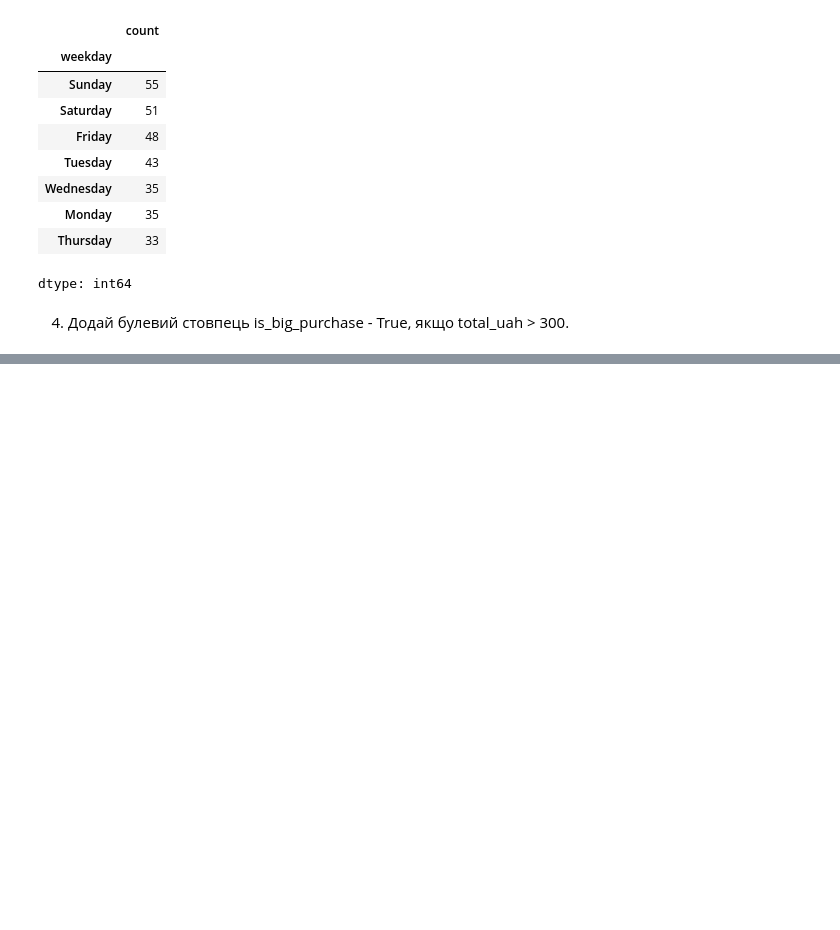
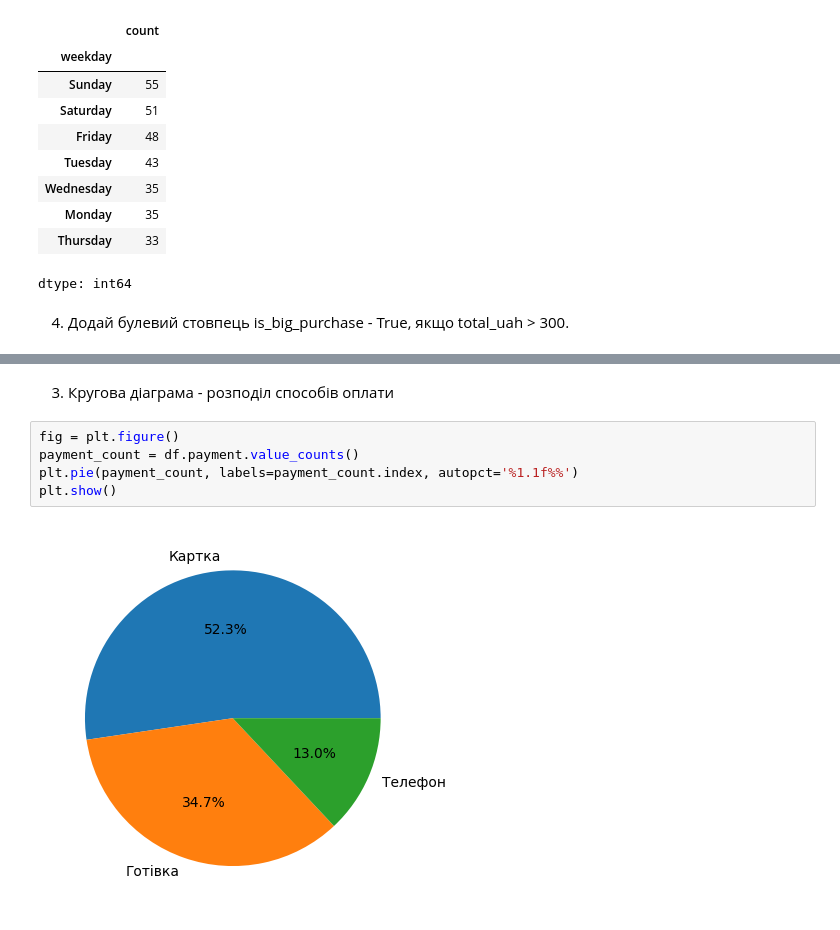
Before and after one commit to Olga-Lyt/DTA-2026, a Jupyter notebook: project_store_sales_analysis/store_sales_analysis.ipynb, the cells around one changed output, grey strips where cells are left out. Cells and saved outputs as stored; diff of their text form; blank space fills up the shorter version.

```diff
--- a/project_store_sales_analysis/store_sales_analysis.ipynb
+++ b/project_store_sales_analysis/store_sales_analysis.ipynb
@@ -539,0 +680,9 @@ df.groupby('age_group', observed=True).agg({
+# %% [markdown]
+3. Кругова діаграма - розподіл способів оплати
+# %%
+fig = plt.figure()
+payment_count = df.payment.value_counts()
+plt.pie(payment_count, labels=payment_count.index, autopct='%1.1f%%')
+plt.show()
+# %% [output]
+[figure, added]
```
Also changed, not shown: parts of 65 cells of this notebook.
